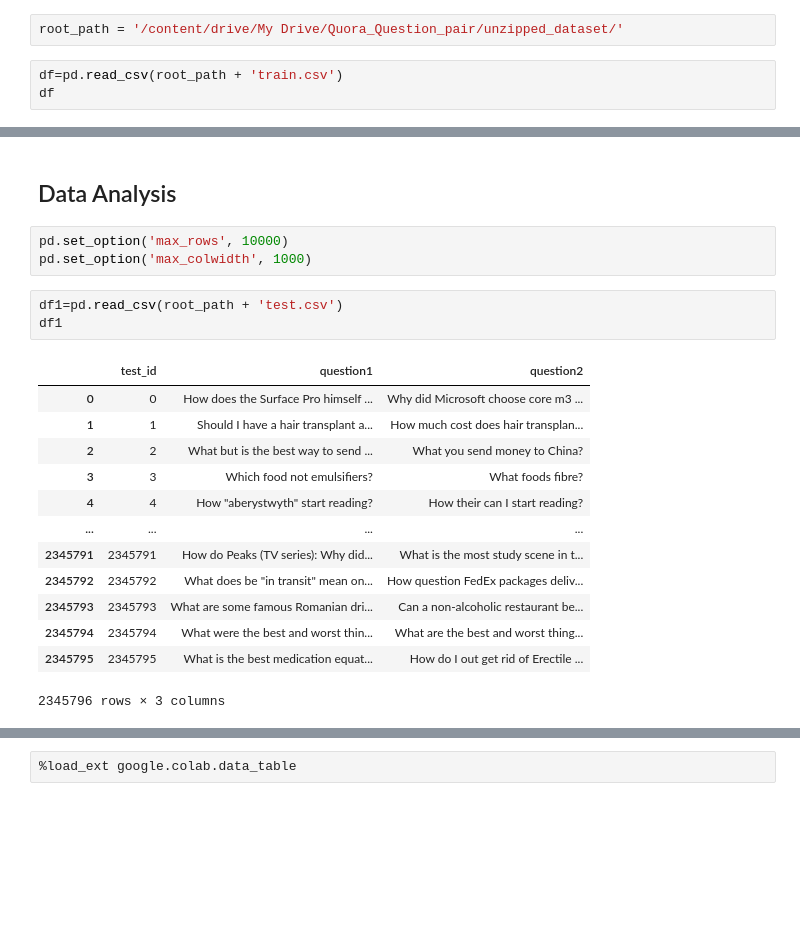
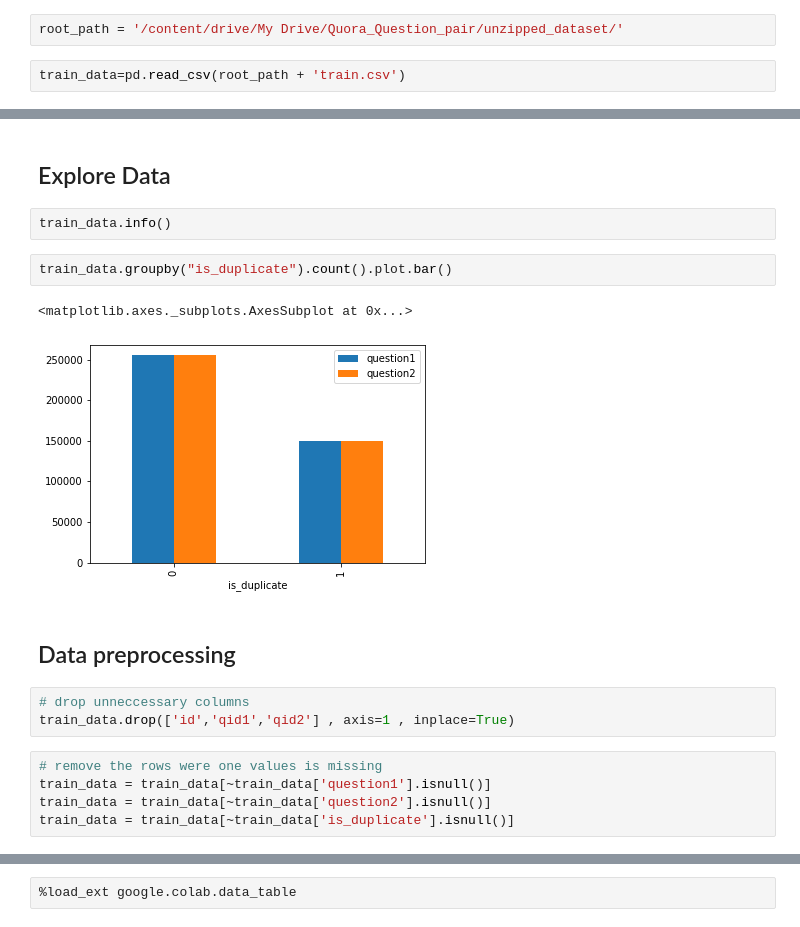
Before and after one commit to Aboeleneen/Quora-Question-Pair, a Jupyter notebook: Quora_Question_pair.ipynb, the cells around one changed output, grey strips where cells are left out. Cells and saved outputs as stored; diff of their text form; blank space fills up the shorter version.

Commit message:
explore data and data preprocessing

```diff
--- a/Quora_Question_pair.ipynb
+++ b/Quora_Question_pair.ipynb
@@ -12,5 +12,4 @@ import pandas as pd
 # %%
 root_path = '/content/drive/My Drive/Quora_Question_pair/unzipped_dataset/'
 # %%
-df=pd.read_csv(root_path + 'train.csv')
-df
+train_data=pd.read_csv(root_path + 'train.csv')
@@ -48,22 +19,19 @@ df2
 # %% [markdown]
-## Data Analysis
+## Explore Data
-# %%
-pd.set_option('max_rows', 10000)
-pd.set_option('max_colwidth', 1000)
-# %%
-df1=pd.read_csv(root_path + 'test.csv')
-df1
-# %% [output]
-|  | test_id | question1 | question2 |
-| 0 | 0 | How does the Surface Pro himself ... | Why did Microsoft choose core m3 ... |
-| 1 | 1 | Should I have a hair transplant a... | How much cost does hair transplan... |
-| 2 | 2 | What but is the best way to send ... | What you send money to China? |
-| 3 | 3 | Which food not emulsifiers? | What foods fibre? |
-| 4 | 4 | How "aberystwyth" start reading? | How their can I start reading? |
-| ... | ... | ... | ... |
-| 2345791 | 2345791 | How do Peaks (TV series): Why did... | What is the most study scene in t... |
-| 2345792 | 2345792 | What does be "in transit" mean on... | How question FedEx packages deliv... |
-| 2345793 | 2345793 | What are some famous Romanian dri... | Can a non-alcoholic restaurant be... |
-| 2345794 | 2345794 | What were the best and worst thin... | What are the best and worst thing... |
-| 2345795 | 2345795 | What is the best medication equat... | How do I out get rid of Erectile ... |
-2345796 rows × 3 columns
+# %%
+train_data.info()
+# %%
+train_data.groupby("is_duplicate").count().plot.bar()
+# %% [output]
+<matplotlib.axes._subplots.AxesSubplot at 0x...>
+[figure, added]
+# %% [markdown]
+## Data preprocessing
+# %%
+# drop unneccessary columns
+train_data.drop(['id','qid1','qid2'] , axis=1 , inplace=True)
+# %%
+# remove the rows were one values is missing
+train_data = train_data[~train_data['question1'].isnull()]
+train_data = train_data[~train_data['question2'].isnull()]
+train_data = train_data[~train_data['is_duplicate'].isnull()]
```
Also changed, not shown: parts of 10 cells of this notebook.
